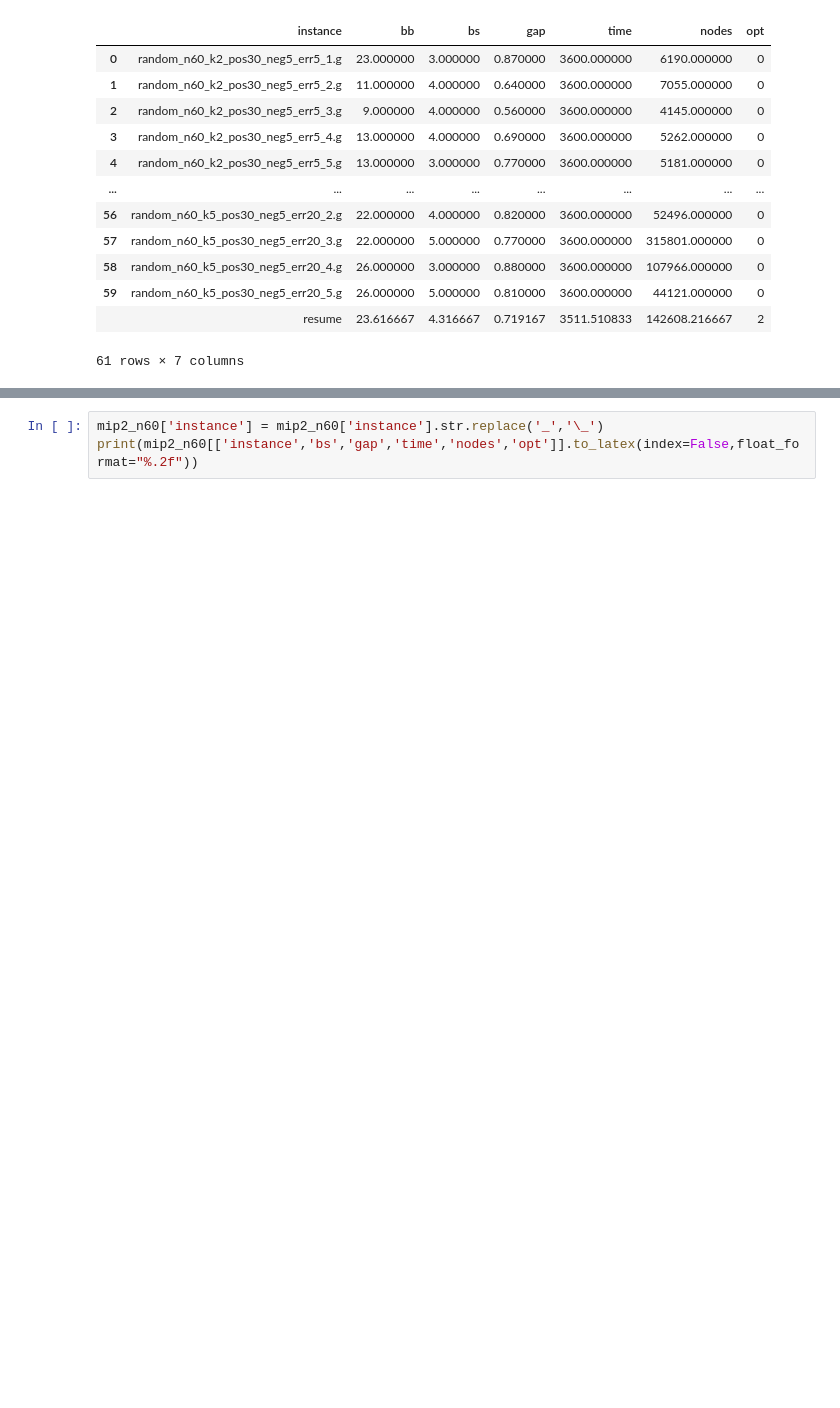
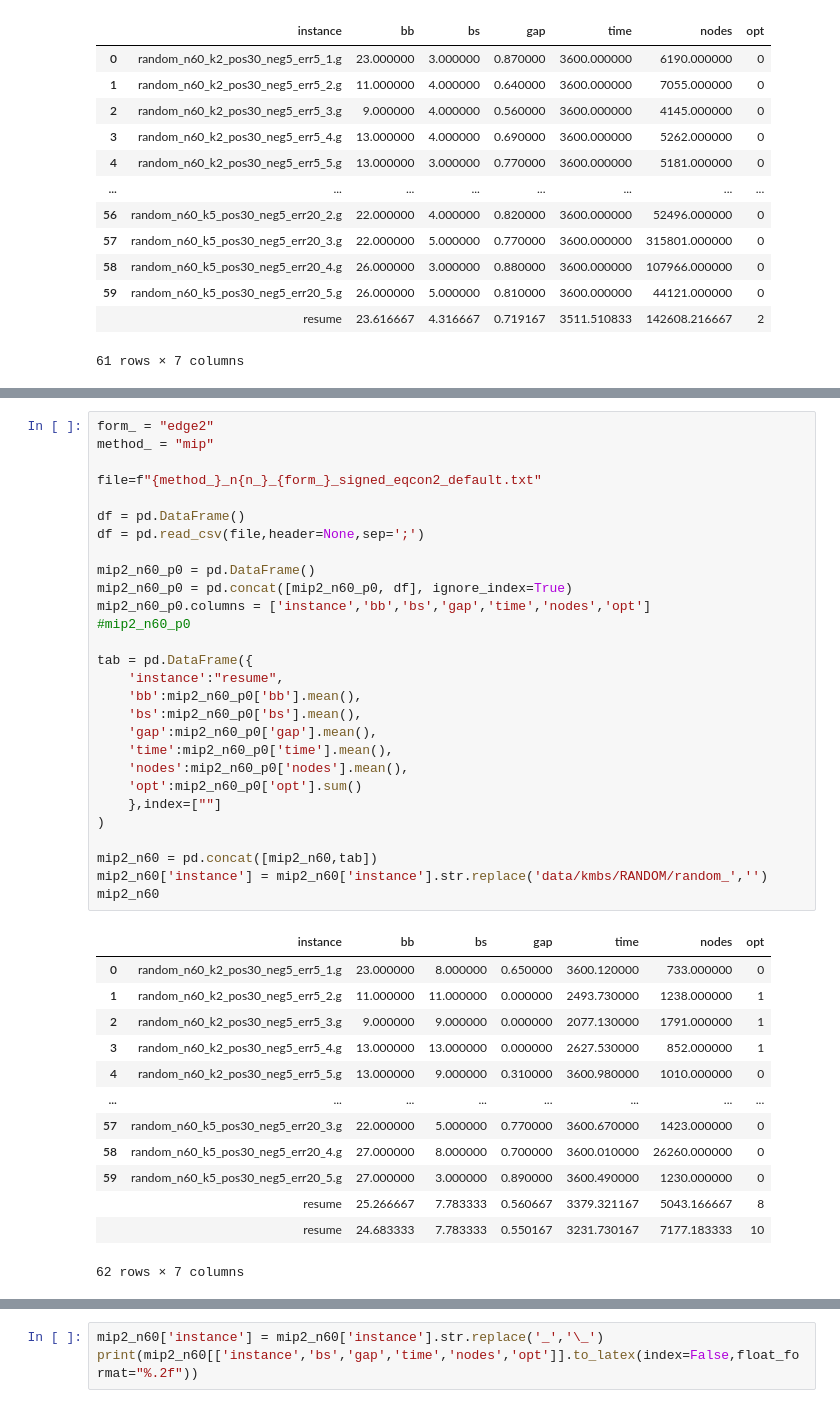
Before and after one commit to jesusossian/edge_signed_graph, a Jupyter notebook: result/n60_edge1_signed.ipynb, the cells around one changed output, grey strips where cells are left out. Cells and saved outputs as stored; diff of their text form; blank space fills up the shorter version.

```diff
--- a/result/n60_edge1_signed.ipynb
+++ b/result/n60_edge1_signed.ipynb
@@ -337,3 +379,45 @@ mip2_n60_p0
+# %%
+form_ = "edge2"
+method_ = "mip"
+
+file=f"{method_}_n{n_}_{form_}_signed_eqcon2_default.txt"
+
+df = pd.DataFrame()
+df = pd.read_csv(file,header=None,sep=';')
+
+mip2_n60_p0 = pd.DataFrame()
+mip2_n60_p0 = pd.concat([mip2_n60_p0, df], ignore_index=True)
+mip2_n60_p0.columns = ['instance','bb','bs','gap','time','nodes','opt']
+#mip2_n60_p0
+
+tab = pd.DataFrame({
+    'instance':"resume",
+    'bb':mip2_n60_p0['bb'].mean(),
+    'bs':mip2_n60_p0['bs'].mean(),
+    'gap':mip2_n60_p0['gap'].mean(),
+    'time':mip2_n60_p0['time'].mean(),
+    'nodes':mip2_n60_p0['nodes'].mean(),
+    'opt':mip2_n60_p0['opt'].sum()
+    },index=[""]
+)
+
+mip2_n60 = pd.concat([mip2_n60,tab])
+mip2_n60['instance'] = mip2_n60['instance'].str.replace('data/kmbs/RANDOM/random_','')
+mip2_n60
+# %% [output]
+|  | instance | bb | bs | gap | time | nodes | opt |
+| 0 | random_n60_k2_pos30_neg5_err5_1.g | 23.000000 | 8.000000 | 0.650000 | 3600.120000 | 733.000000 | 0 |
+| 1 | random_n60_k2_pos30_neg5_err5_2.g | 11.000000 | 11.000000 | 0.000000 | 2493.730000 | 1238.000000 | 1 |
+| 2 | random_n60_k2_pos30_neg5_err5_3.g | 9.000000 | 9.000000 | 0.000000 | 2077.130000 | 1791.000000 | 1 |
+| 3 | random_n60_k2_pos30_neg5_err5_4.g | 13.000000 | 13.000000 | 0.000000 | 2627.530000 | 852.000000 | 1 |
+| 4 | random_n60_k2_pos30_neg5_err5_5.g | 13.000000 | 9.000000 | 0.310000 | 3600.980000 | 1010.000000 | 0 |
+| ... | ... | ... | ... | ... | ... | ... | ... |
+| 57 | random_n60_k5_pos30_neg5_err20_3.g | 22.000000 | 5.000000 | 0.770000 | 3600.670000 | 1423.000000 | 0 |
+| 58 | random_n60_k5_pos30_neg5_err20_4.g | 27.000000 | 8.000000 | 0.700000 | 3600.010000 | 26260.000000 | 0 |
+| 59 | random_n60_k5_pos30_neg5_err20_5.g | 27.000000 | 3.000000 | 0.890000 | 3600.490000 | 1230.000000 | 0 |
+|  | resume | 25.266667 | 7.783333 | 0.560667 | 3379.321167 | 5043.166667 | 8 |
+|  | resume | 24.683333 | 7.783333 | 0.550167 | 3231.730167 | 7177.183333 | 10 |
+62 rows × 7 columns
 # %%
 form_ = "edge3"
 method_ = "lp"
```
Also changed, not shown: parts of 10 cells of this notebook.
